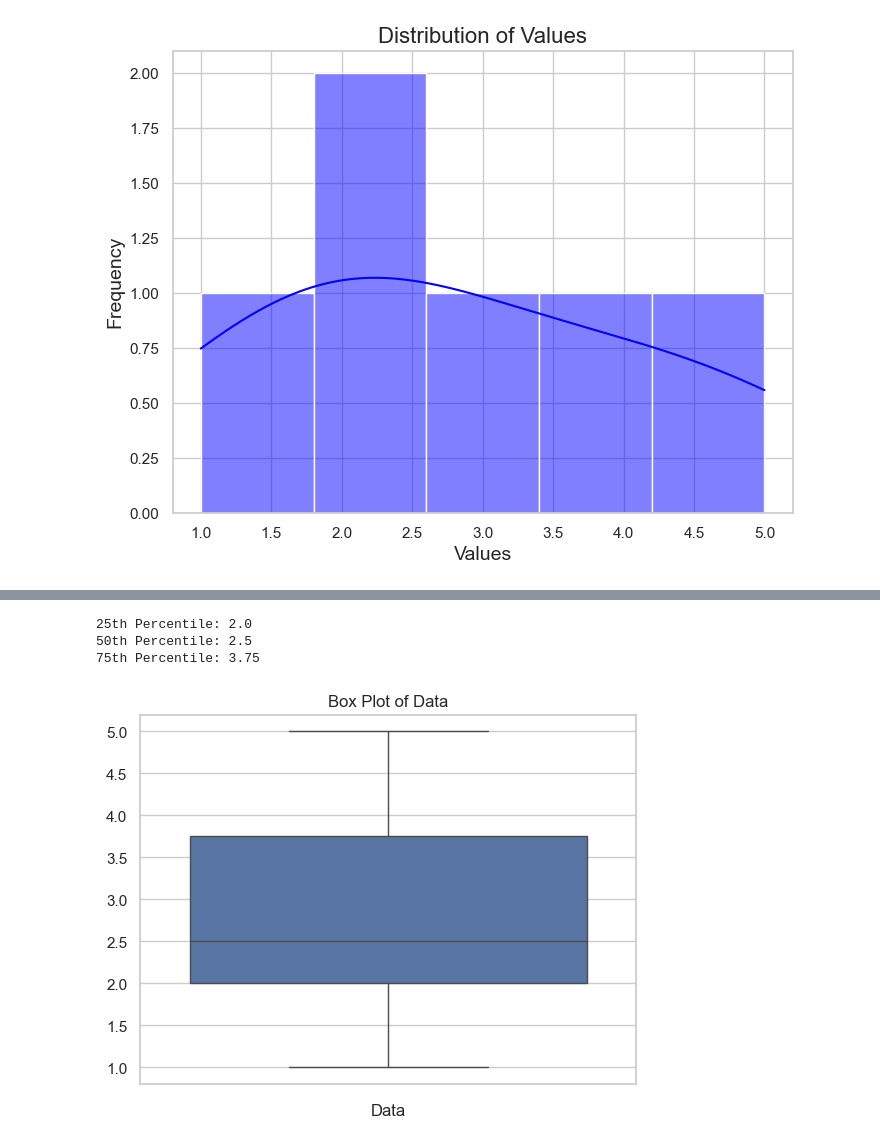
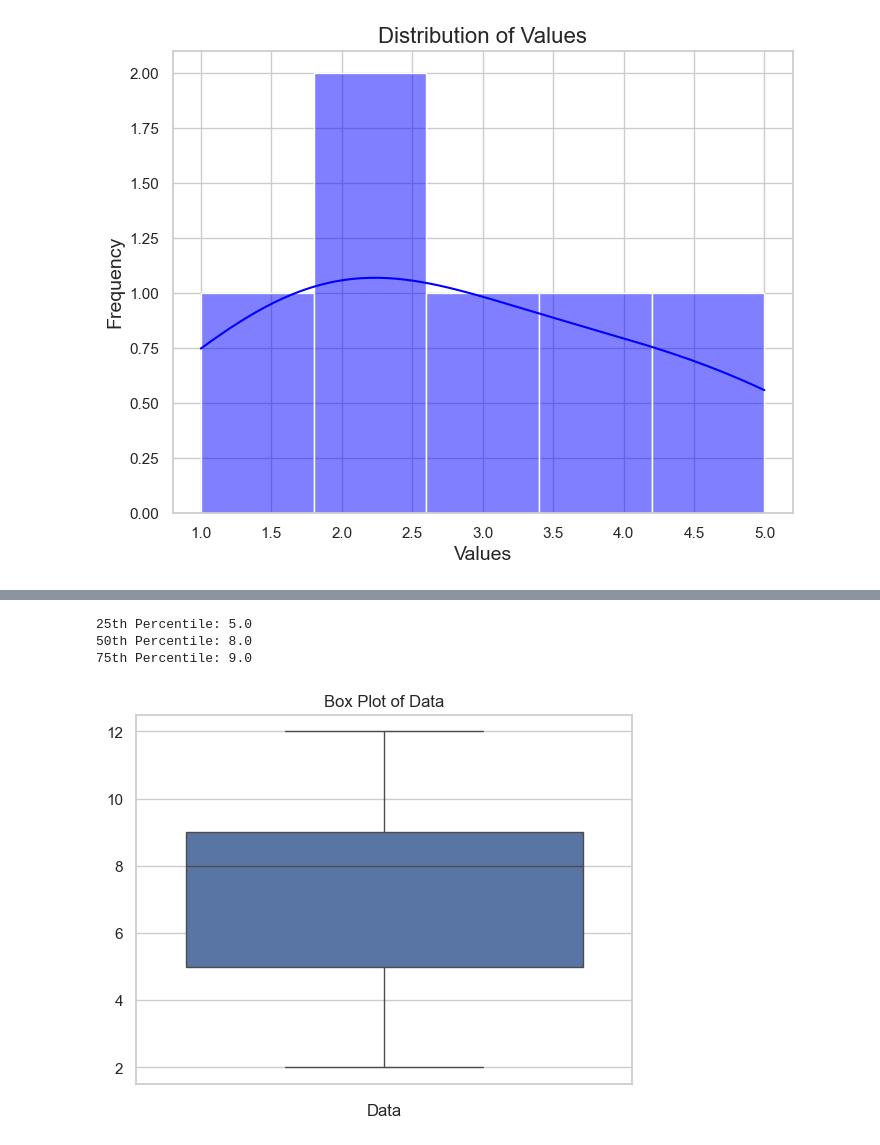
Before and after one commit to ritik-3/statistic-lerarning, a Jupyter notebook: main.ipynb, the cells around one changed output, grey strips where cells are left out. Saved outputs shown, nothing was run; the diff lists cells and outputs as text; code cells hidden in the pictures.

```diff
--- a/main.ipynb
+++ b/main.ipynb
@@ -135,21 +147,22 @@ Formula: The p-th percentile is the value such that p% of the data points fall b
 # %%
+data = [2,2,3,4,5,5,5,6,7,8,8,8,8,8,9,9,10,11,11,12]
 # Percentiles
 percentile_25 = np.percentile(data, 25)  # 25th percentile (1st Quartile)
 percentile_50 = np.percentile(data, 50)  # 50th percentile (Median)
 percentile_75 = np.percentile(data, 75)  # 75th percentile (3rd Quartile)
 print(f"25th Percentile: {percentile_25}")
 print(f"50th Percentile: {percentile_50}")
 print(f"75th Percentile: {percentile_75}")
 sns.boxplot(data=data)
 
 # Adding labels
 plt.title("Box Plot of Data")
 plt.xlabel("Data")
 
 # Show plot
 plt.show()
 # %% [output]
-25th Percentile: 2.0
-50th Percentile: 2.5
-75th Percentile: 3.75
+25th Percentile: 5.0
+50th Percentile: 8.0
+75th Percentile: 9.0
-[figure, old version]
+[figure, new version]
```
Also changed, not shown: parts of 2 cells of this notebook.
